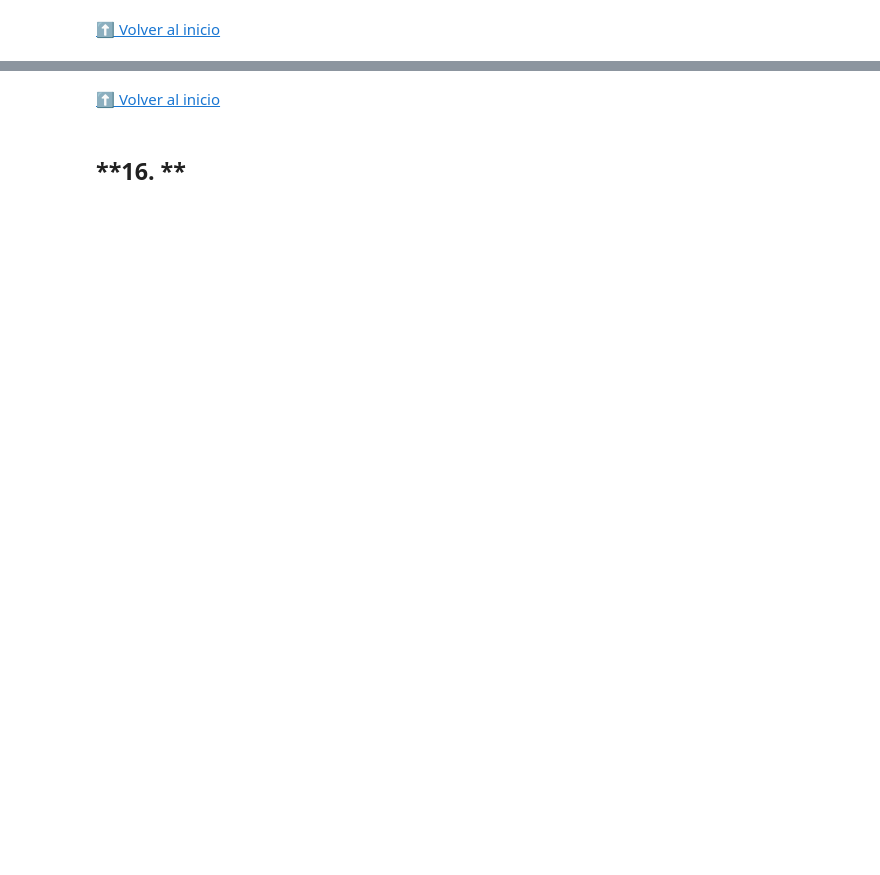
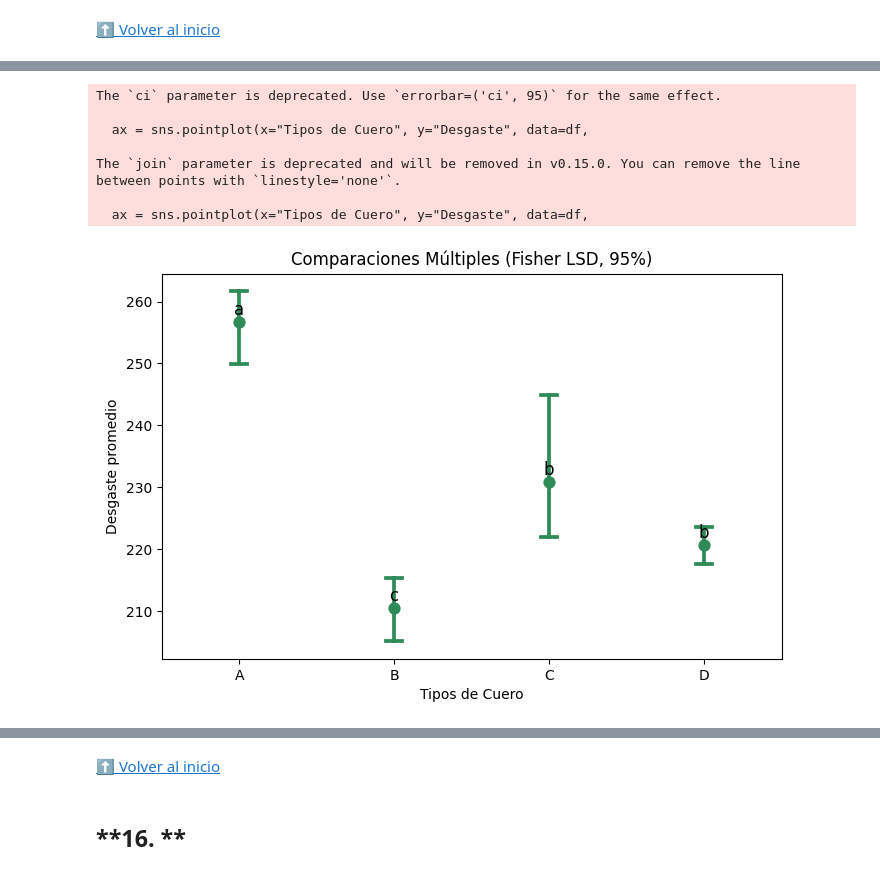
Before and after one commit to JSEFERINO/DISE-O2025, a Jupyter notebook: 202501_Doe_DCA.ipynb, the cells around one changed output, grey strips where cells are left out. Saved outputs shown, nothing was run; the diff lists cells and outputs as text; code cells hidden in the pictures; blank space fills up the shorter version.

```diff
--- a/202501_Doe_DCA.ipynb
+++ b/202501_Doe_DCA.ipynb
@@ -656,0 +751,35 @@ plt.show()
+# %%
+# @title **C. Gráfico adaptado a LSD en Python**
+import pandas as pd
+import seaborn as sns
+import matplotlib.pyplot as plt
+
+
+# Gráfico de medias
+plt.figure(figsize=(8,5))
+ax = sns.pointplot(x="Tipos de Cuero", y="Desgaste", data=df,
+                   ci=95, capsize=0.1, join=False, color="seagreen")
+
+plt.title("Comparaciones Múltiples (Fisher LSD, 95%)")
+plt.ylabel("Desgaste promedio")
+
+# Grupos homogéneos (ejemplo adaptado a LSD: más diferencias detectadas)
+
+grupos = {"A": "a", "B": "c", "C": "b", "D": "b"}
+
+# Añadir letras encima de cada media
+medias = df.groupby("Tipos de Cuero")["Desgaste"].mean()
+for i, cat in enumerate(medias.index):
+    plt.text(i, medias[cat] + 0.5, grupos[cat],
+             ha='center', va='bottom', fontsize=12, color="black")
+
+plt.show()
+# %% [output]
+The `ci` parameter is deprecated. Use `errorbar=('ci', 95)` for the same effect.
+
+  ax = sns.pointplot(x="Tipos de Cuero", y="Desgaste", data=df,
+
+The `join` parameter is deprecated and will be removed in v0.15.0. You can remove the line between points with `linestyle='none'`.
+
+  ax = sns.pointplot(x="Tipos de Cuero", y="Desgaste", data=df,
+[figure, added]
```
Also changed, not shown: parts of 52 cells of this notebook.
